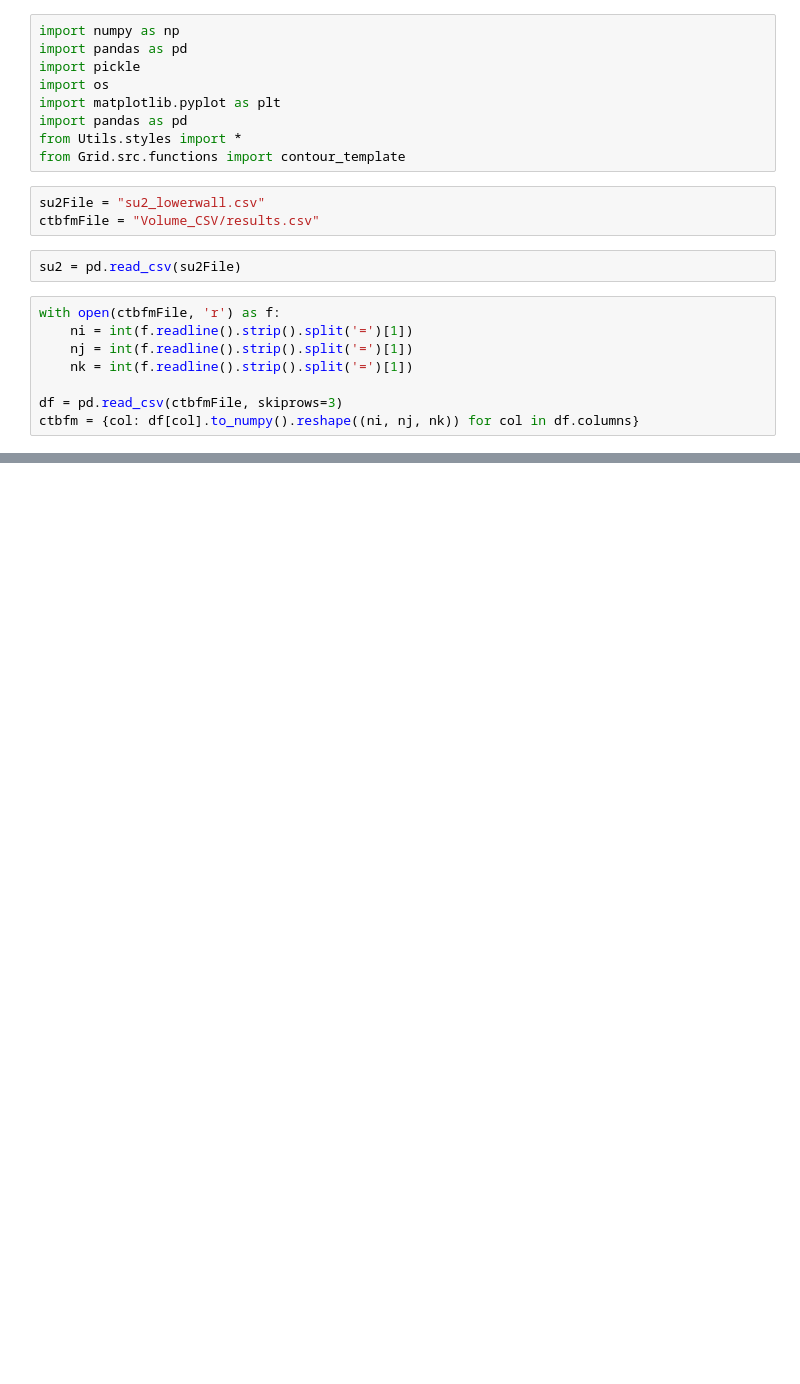
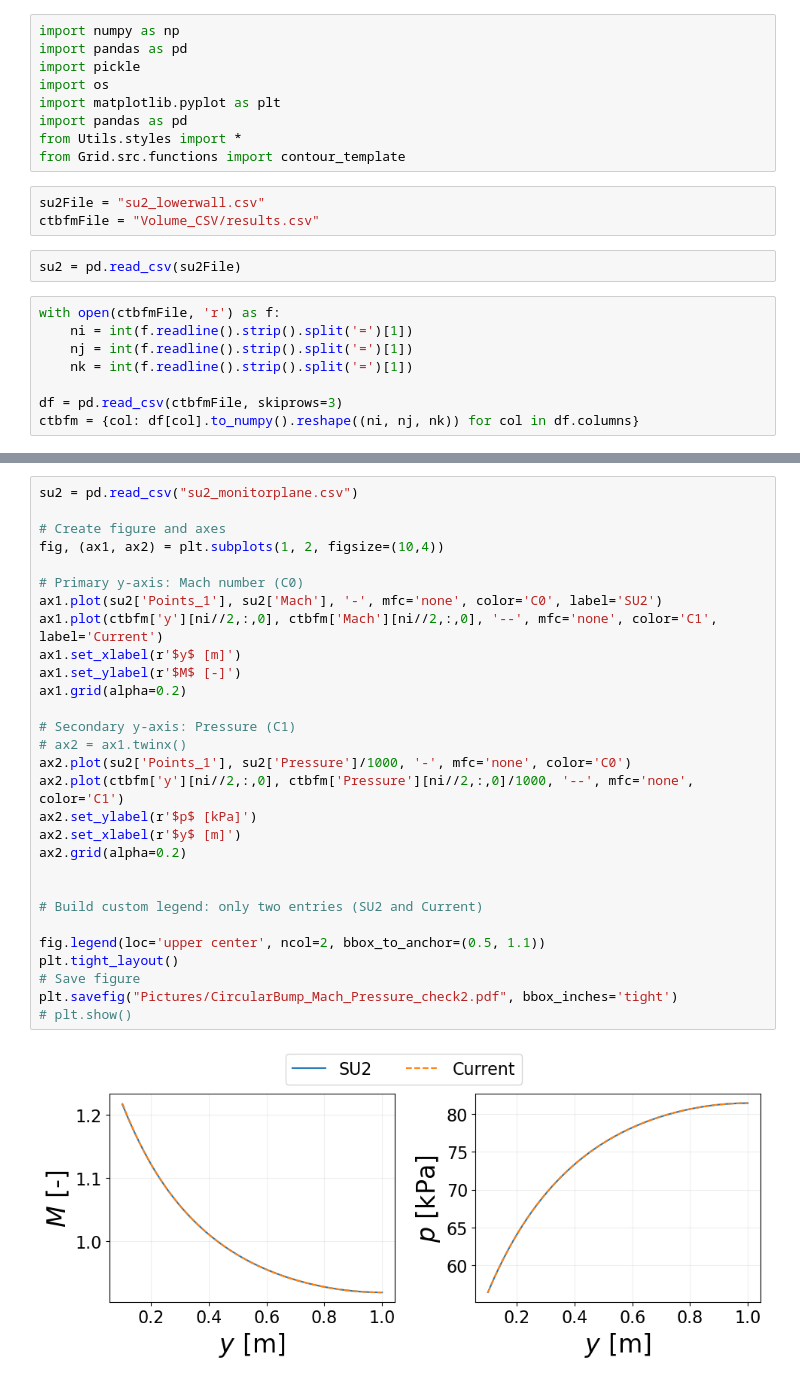
Before and after one commit to fneri13/CTurboBFM, a Jupyter notebook: run/CircularBump2D/run_JST/compare_results.ipynb, the cells around one changed output, grey strips where cells are left out. Saved outputs shown, nothing was run; the diff lists cells and outputs as text; blank space fills up the shorter version.

```diff
--- a/run/CircularBump2D/run_JST/compare_results.ipynb
+++ b/run/CircularBump2D/run_JST/compare_results.ipynb
@@ -78,0 +79,31 @@ plt.savefig("Pictures/CircularBump_Mach_Pressure_Errors.pdf", bbox_inches='tight
+# %%
+su2 = pd.read_csv("su2_monitorplane.csv")
+
+# Create figure and axes
+fig, (ax1, ax2) = plt.subplots(1, 2, figsize=(10,4))
+
+# Primary y-axis: Mach number (C0)
+ax1.plot(su2['Points_1'], su2['Mach'], '-', mfc='none', color='C0', label='SU2')
+ax1.plot(ctbfm['y'][ni//2,:,0], ctbfm['Mach'][ni//2,:,0], '--', mfc='none', color='C1', label='Current')
+ax1.set_xlabel(r'$y$ [m]')
+ax1.set_ylabel(r'$M$ [-]')
+ax1.grid(alpha=0.2)
+
+# Secondary y-axis: Pressure (C1)
+# ax2 = ax1.twinx()
+ax2.plot(su2['Points_1'], su2['Pressure']/1000, '-', mfc='none', color='C0')
+ax2.plot(ctbfm['y'][ni//2,:,0], ctbfm['Pressure'][ni//2,:,0]/1000, '--', mfc='none', color='C1')
+ax2.set_ylabel(r'$p$ [kPa]')
+ax2.set_xlabel(r'$y$ [m]')
+ax2.grid(alpha=0.2)
+
+
+# Build custom legend: only two entries (SU2 and Current)
+
+fig.legend(loc='upper center', ncol=2, bbox_to_anchor=(0.5, 1.1))
+plt.tight_layout()
+# Save figure
+plt.savefig("Pictures/CircularBump_Mach_Pressure_check2.pdf", bbox_inches='tight')
+# plt.show()
+# %% [output]
+[figure, added]
```
Also changed, not shown: parts of 3 cells of this notebook, 3 other files.
